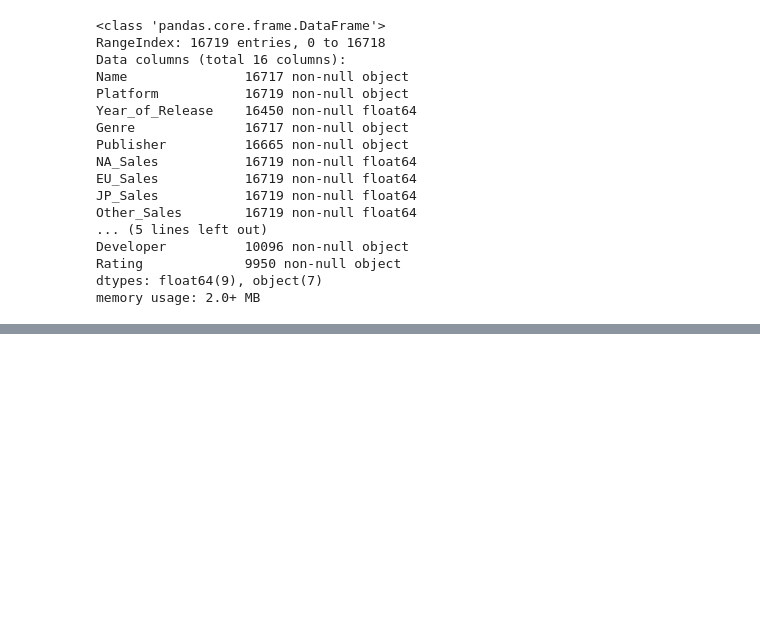
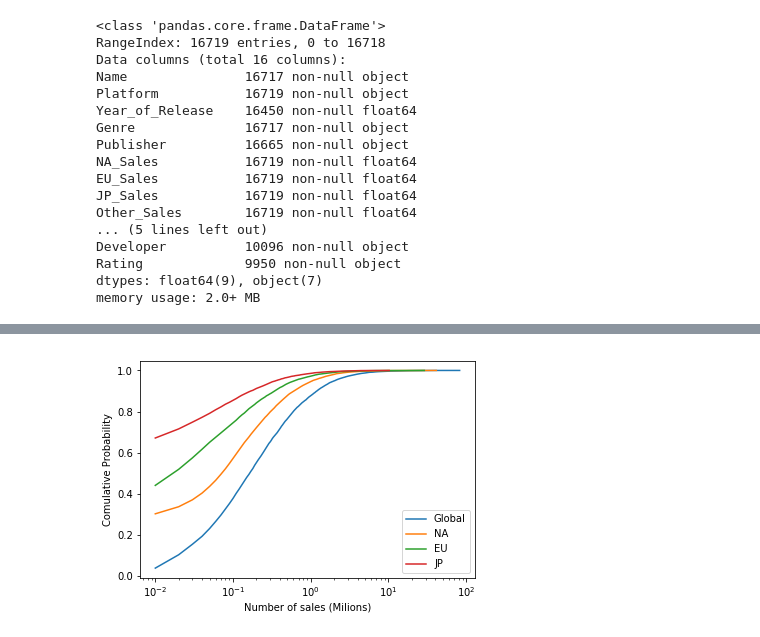
Before and after one commit to PedroLFerreira/Videogame-Data-Mining, a Jupyter notebook: videogames.ipynb, the cells around one changed output, grey strips where cells are left out. Drawn from its saved outputs; the diff is of its cells as text; code cells hidden in the pictures; blank space fills up the shorter version.

```diff
--- a/videogames.ipynb
+++ b/videogames.ipynb
@@ -73,0 +179,18 @@ sns.distplot(df['Critic_Score'])
+# %%
+x = df['Global_Sales'].value_counts()
+plt.plot(*func(x), label='Global')
+x = df['NA_Sales'].value_counts()
+plt.plot(*func(x), label='NA')
+x = df['EU_Sales'].value_counts()
+plt.plot(*func(x), label='EU')
+x = df['JP_Sales'].value_counts()
+plt.plot(*func(x), label='JP')
+
+plt.xscale('log')
+#plt.yscale('log')
+plt.legend()
+plt.ylabel('Comulative Probability')
+plt.xlabel('Number of sales (Milions)')
+plt.show()
+# %% [output]
+[figure, added]
```
Also changed, not shown: parts of 28 cells of this notebook, 1 other file.
